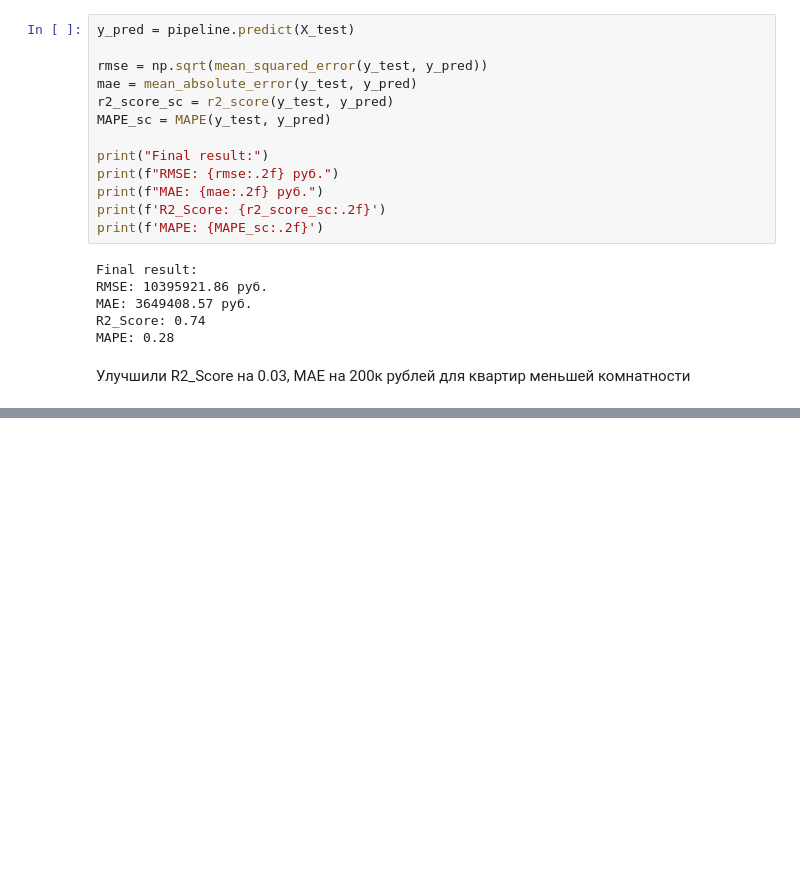
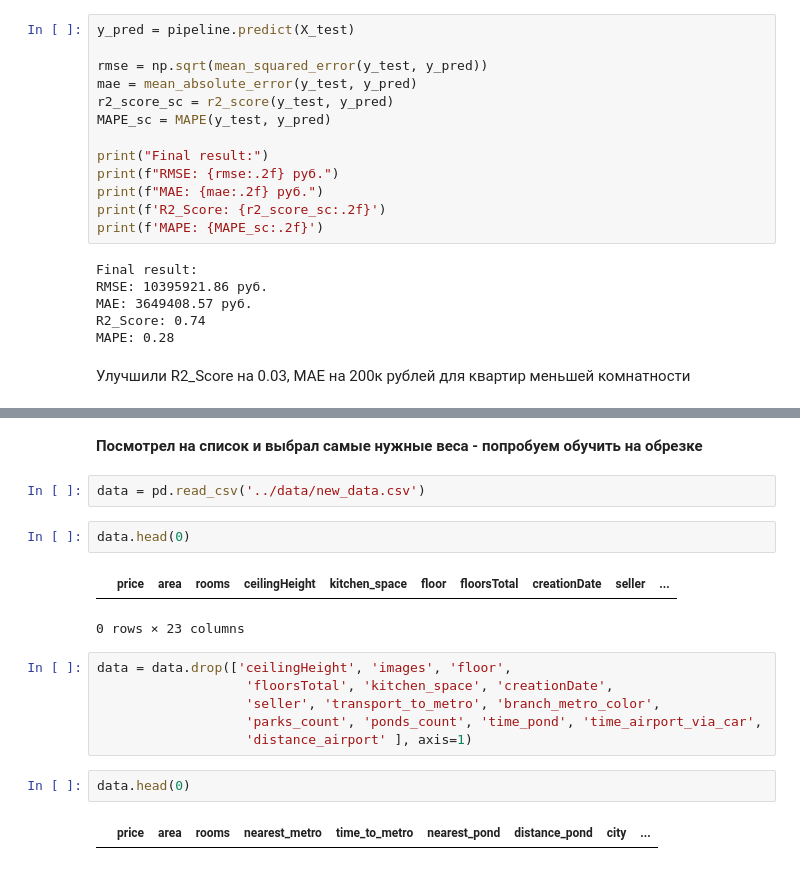
Before and after one commit to Snomty/hse-cw-2025, a Jupyter notebook: notebooks/baseline_best.ipynb, the cells around one changed output, grey strips where cells are left out. Cells and saved outputs as stored; diff of their text form; blank space fills up the shorter version.

```diff
--- a/notebooks/baseline_best.ipynb
+++ b/notebooks/baseline_best.ipynb
@@ -109,0 +148,19 @@ MAPE: 0.28
+# %% [markdown]
+**Посмотрел на список и выбрал самые нужные веса - попробуем обучить на обрезке**
+# %%
+data = pd.read_csv('../data/new_data.csv')
+# %%
+data.head(0)
+# %% [output]
+|  | price | area | rooms | ceilingHeight | kitchen_space | floor | floorsTotal | creationDate | seller | ... |
+0 rows × 23 columns
+# %%
+data = data.drop(['ceilingHeight', 'images', 'floor',
+                   'floorsTotal', 'kitchen_space', 'creationDate',
+                   'seller', 'transport_to_metro', 'branch_metro_color',
+                   'parks_count', 'ponds_count', 'time_pond', 'time_airport_via_car',
+                   'distance_airport' ], axis=1)
+# %%
+data.head(0)
+# %% [output]
+|  | price | area | rooms | nearest_metro | time_to_metro | nearest_pond | distance_pond | city | ... |
```
Also changed, not shown: parts of 8 cells of this notebook.
